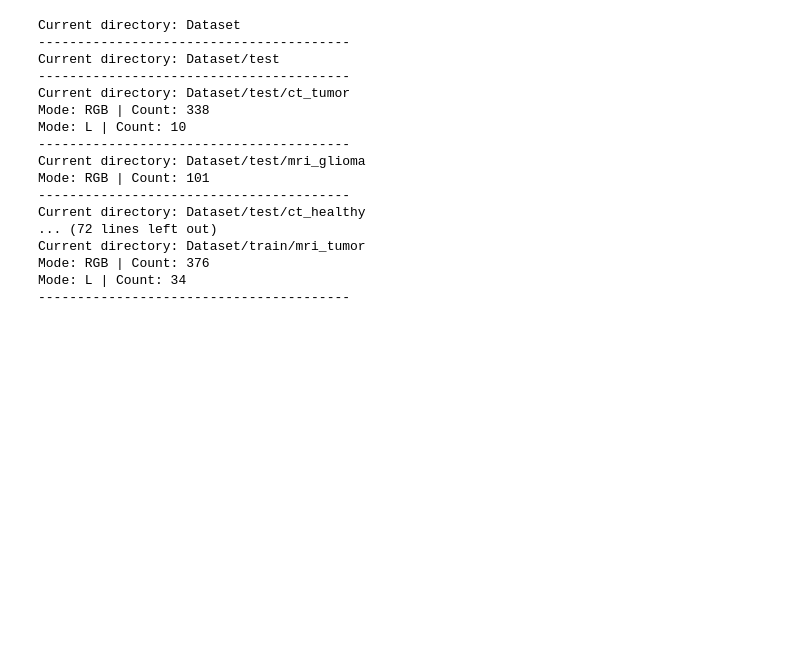
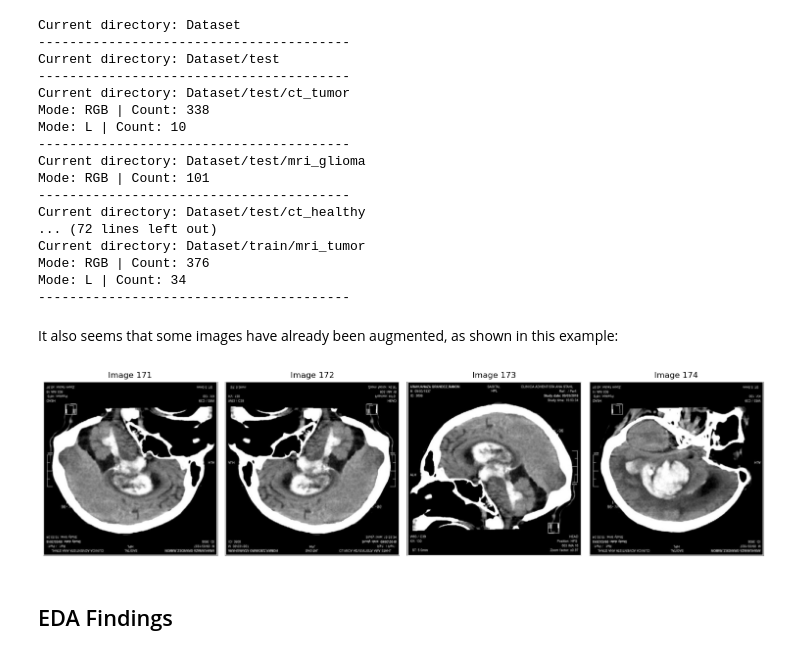
Before and after one commit to Maxkaizo/mlzoomcamp_cp1, a Jupyter notebook: notebook.ipynb, the cells around one changed output. Cells and saved outputs as stored; diff of their text form; code cells hidden in the pictures; blank space fills up the shorter version.

```diff
--- a/notebook.ipynb
+++ b/notebook.ipynb
@@ -243,3 +243,36 @@ Current directory: Dataset/train/mri_tumor
 Mode: RGB | Count: 376
 Mode: L | Count: 34
 ----------------------------------------
+# %% [markdown]
+It also seems that some images have already been augmented, as shown in this example:
+# %%
+import matplotlib.pyplot as plt
+from PIL import Image
+
+# Define the range of image numbers
+start = 171
+end = 174
+
+# Directory and file pattern
+directory = 'Dataset/train/ct_tumor/'
+file_pattern = 'ct_tumor ({}).jpg'
+
+# Load the images
+images = [Image.open(f"{directory}{file_pattern.format(i)}") for i in range(start, end + 1)]
+
+# Create a figure and axes for side-by-side display
+fig, axes = plt.subplots(1, len(images), figsize=(15, 5))  # 1 row, 7 columns
+
+# Loop through the images and display them
+for ax, img, num in zip(axes, images, range(start, end + 1)):
+    ax.imshow(img)
+    ax.axis('off')  # Hide axes for cleaner look
+    ax.set_title(f"Image {num}")
+
+# Show the plot
+plt.tight_layout()
+plt.show()
+# %% [output]
+[figure, added]
+# %% [markdown]
+## EDA Findings
```
Also changed, not shown: parts of 11 cells of this notebook, 1 other file.
